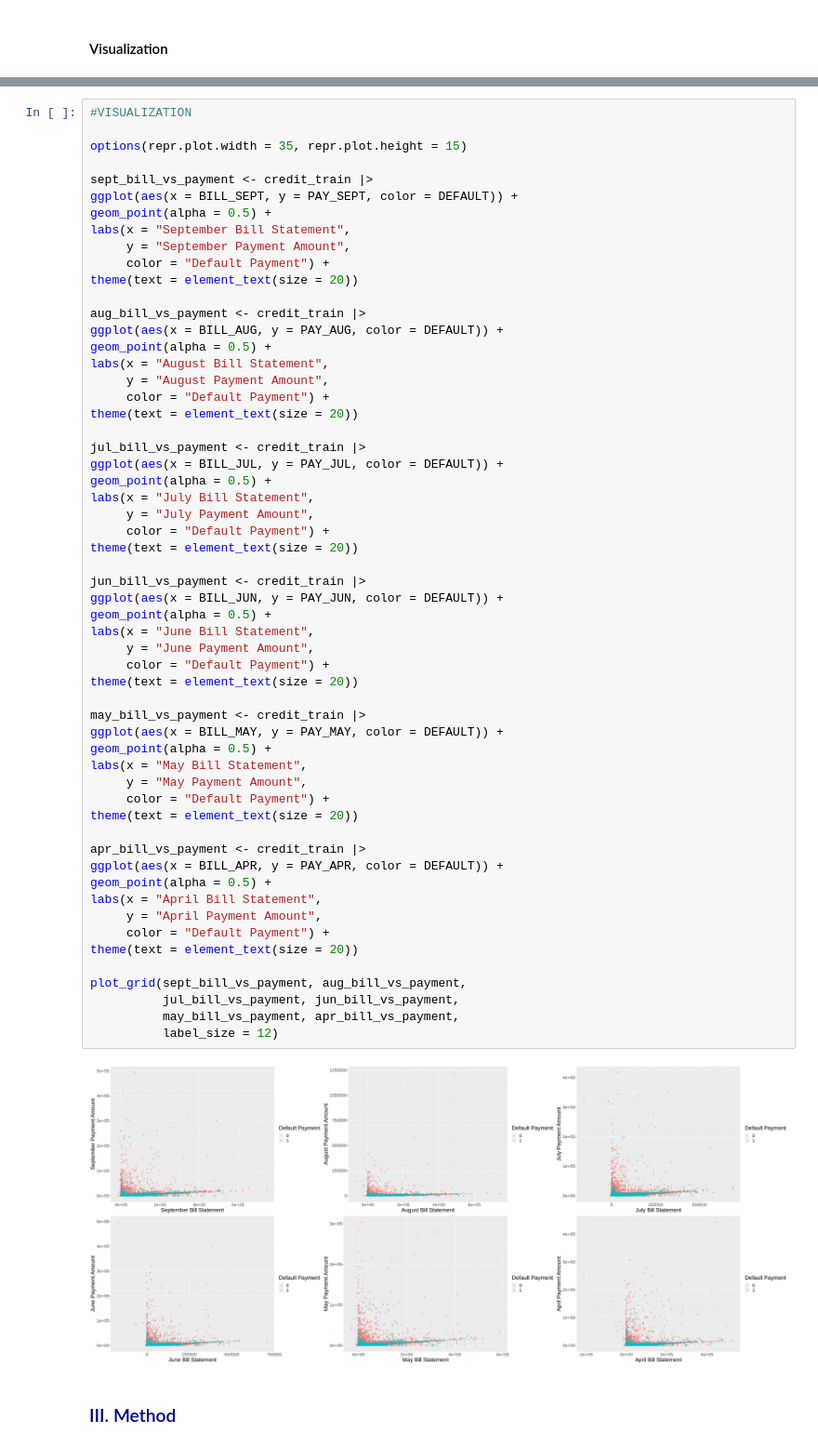
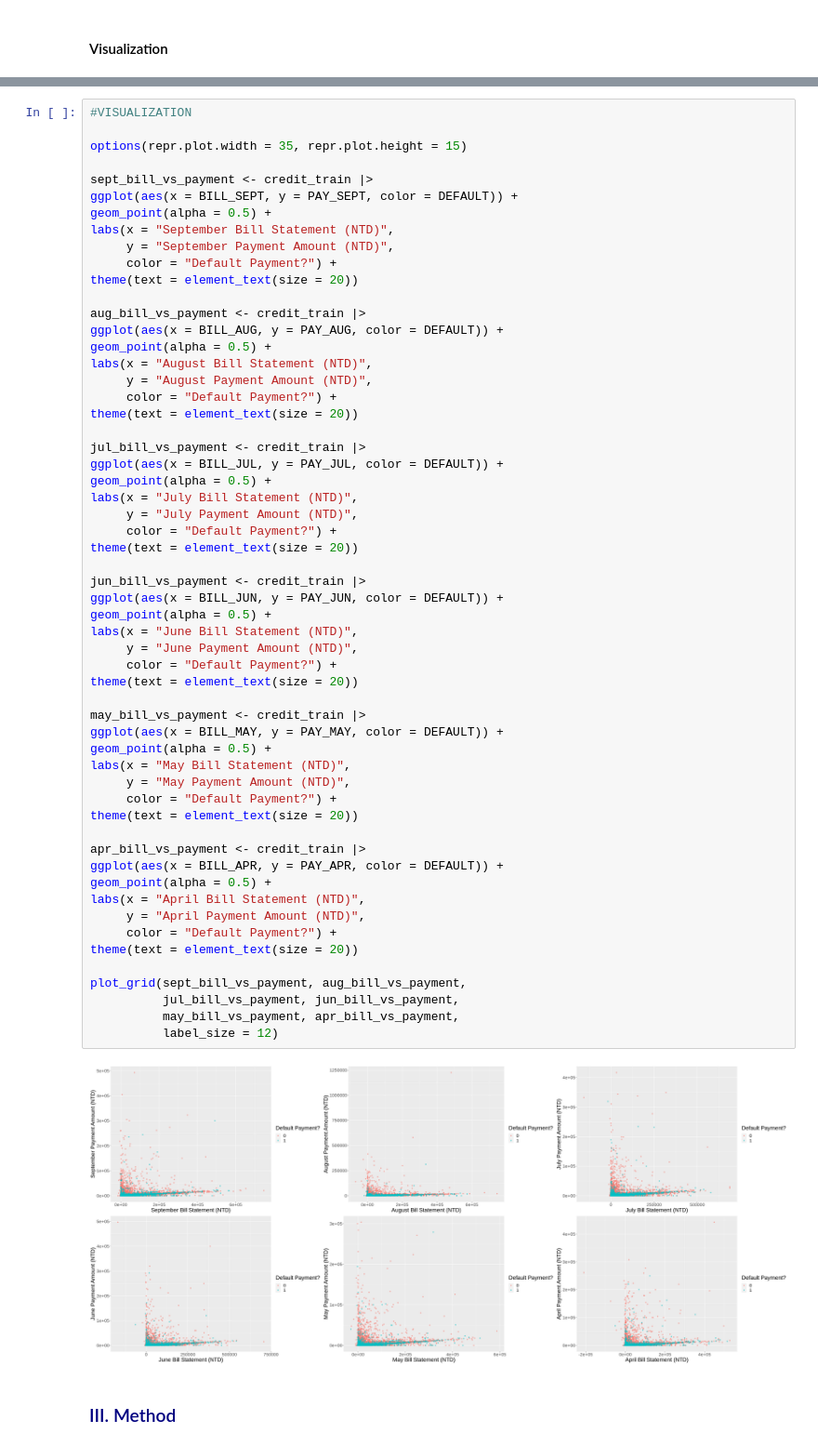
Before and after one commit to steph-feng/DSCI-100-Group-85, a Jupyter notebook: Code_Group Proposal.ipynb, the cells around one changed output, grey strips where cells are left out. Shown: that part at 93% size. Cells and saved outputs as stored; diff of their text form.

```diff
--- a/Code_Group Proposal.ipynb
+++ b/Code_Group Proposal.ipynb
@@ -184,57 +204,57 @@ options(repr.plot.width = 35, repr.plot.height = 15)
 sept_bill_vs_payment <- credit_train |>
 ggplot(aes(x = BILL_SEPT, y = PAY_SEPT, color = DEFAULT)) +
 geom_point(alpha = 0.5) +
-labs(x = "September Bill Statement",
-     y = "September Payment Amount",
-     color = "Default Payment") +
+labs(x = "September Bill Statement (NTD)",
+     y = "September Payment Amount (NTD)",
+     color = "Default Payment?") +
 theme(text = element_text(size = 20))
 
 aug_bill_vs_payment <- credit_train |>
 ggplot(aes(x = BILL_AUG, y = PAY_AUG, color = DEFAULT)) +
 geom_point(alpha = 0.5) +
-labs(x = "August Bill Statement",
-     y = "August Payment Amount",
-     color = "Default Payment") +
+labs(x = "August Bill Statement (NTD)",
+     y = "August Payment Amount (NTD)",
+     color = "Default Payment?") +
 theme(text = element_text(size = 20))
 
 jul_bill_vs_payment <- credit_train |>
 ggplot(aes(x = BILL_JUL, y = PAY_JUL, color = DEFAULT)) +
 geom_point(alpha = 0.5) +
-labs(x = "July Bill Statement",
-     y = "July Payment Amount",
-     color = "Default Payment") +
+labs(x = "July Bill Statement (NTD)",
+     y = "July Payment Amount (NTD)",
+     color = "Default Payment?") +
 theme(text = element_text(size = 20))
 
 jun_bill_vs_payment <- credit_train |>
 ggplot(aes(x = BILL_JUN, y = PAY_JUN, color = DEFAULT)) +
 geom_point(alpha = 0.5) +
-labs(x = "June Bill Statement",
-     y = "June Payment Amount",
-     color = "Default Payment") +
+labs(x = "June Bill Statement (NTD)",
+     y = "June Payment Amount (NTD)",
+     color = "Default Payment?") +
 theme(text = element_text(size = 20))
 
 may_bill_vs_payment <- credit_train |>
 ggplot(aes(x = BILL_MAY, y = PAY_MAY, color = DEFAULT)) +
 geom_point(alpha = 0.5) +
-labs(x = "May Bill Statement",
-     y = "May Payment Amount",
-     color = "Default Payment") +
+labs(x = "May Bill Statement (NTD)",
+     y = "May Payment Amount (NTD)",
+     color = "Default Payment?") +
 theme(text = element_text(size = 20))
 
 apr_bill_vs_payment <- credit_train |>
 ggplot(aes(x = BILL_APR, y = PAY_APR, color = DEFAULT)) +
 geom_point(alpha = 0.5) +
-labs(x = "April Bill Statement",
-     y = "April Payment Amount",
-     color = "Default Payment") +
+labs(x = "April Bill Statement (NTD)",
+     y = "April Payment Amount (NTD)",
+     color = "Default Payment?") +
 theme(text = element_text(size = 20))
 
 plot_grid(sept_bill_vs_payment, aug_bill_vs_payment,
           jul_bill_vs_payment, jun_bill_vs_payment,
           may_bill_vs_payment, apr_bill_vs_payment,
           label_size = 12)
 # %% [output]
-[figure, old version]
+[figure, new version]
 # %% [markdown]
 ### <font color='navy'> III. Method </font>
 # %% [markdown]
```
Also changed, not shown: parts of 14 cells of this notebook.
